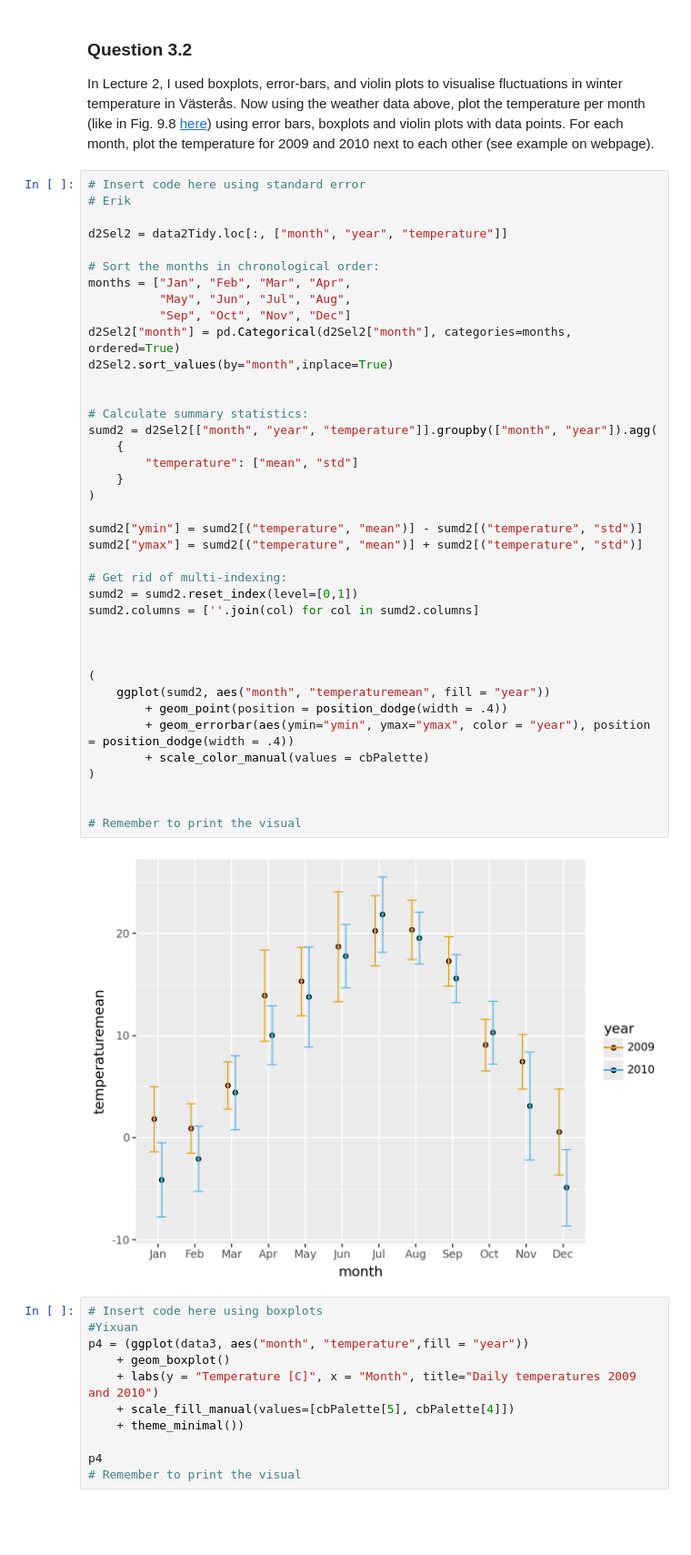
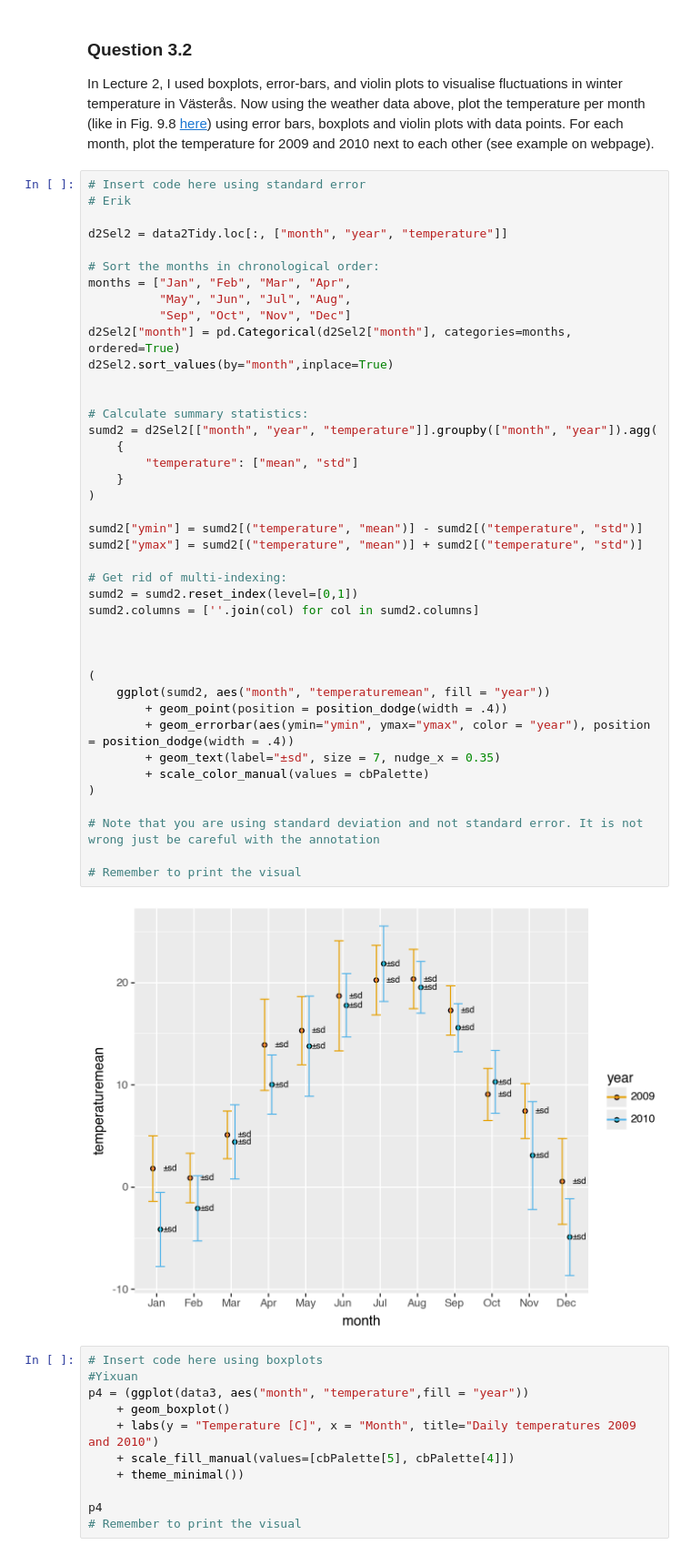
Before and after one commit to ErikDagobert/Scientific-Visualization, a Jupyter notebook: HW1/Homework1_2025.ipynb, the cells around one changed output. Shown at 91% size. Saved outputs shown, nothing was run; the diff lists cells and outputs as text; blank space fills up the shorter version.

```diff
--- a/HW1/Homework1_2025.ipynb
+++ b/HW1/Homework1_2025.ipynb
@@ -259,34 +259,36 @@ months = ["Jan", "Feb", "Mar", "Apr",
 d2Sel2["month"] = pd.Categorical(d2Sel2["month"], categories=months, ordered=True)
 d2Sel2.sort_values(by="month",inplace=True)
 
 
 # Calculate summary statistics:
 sumd2 = d2Sel2[["month", "year", "temperature"]].groupby(["month", "year"]).agg(
     {
         "temperature": ["mean", "std"]
     }
 )
 
 sumd2["ymin"] = sumd2[("temperature", "mean")] - sumd2[("temperature", "std")]
 sumd2["ymax"] = sumd2[("temperature", "mean")] + sumd2[("temperature", "std")]
 
 # Get rid of multi-indexing:
 sumd2 = sumd2.reset_index(level=[0,1])
 sumd2.columns = [''.join(col) for col in sumd2.columns]
 
 
 
 (
     ggplot(sumd2, aes("month", "temperaturemean", fill = "year"))
         + geom_point(position = position_dodge(width = .4))
         + geom_errorbar(aes(ymin="ymin", ymax="ymax", color = "year"), position = position_dodge(width = .4))
+        + geom_text(label="±sd", size = 7, nudge_x = 0.35)
         + scale_color_manual(values = cbPalette)
 )
 
+# Note that you are using standard deviation and not standard error. It is not wrong just be careful with the annotation
 
 # Remember to print the visual
 # %% [output]
-[figure, old version]
+[figure, new version]
 # %%
 # Insert code here using boxplots
 #Yixuan
```
Also changed, not shown: parts of 9 cells of this notebook.
